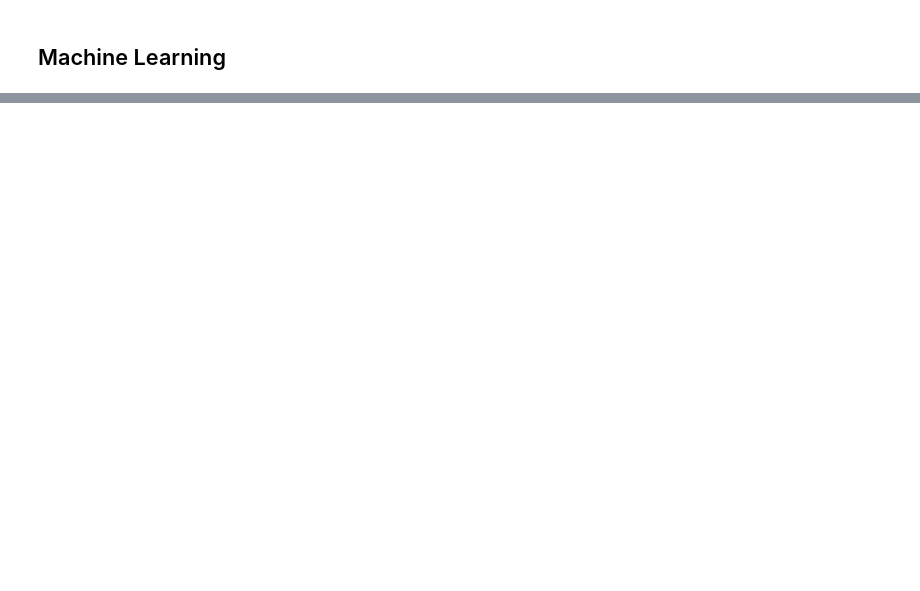
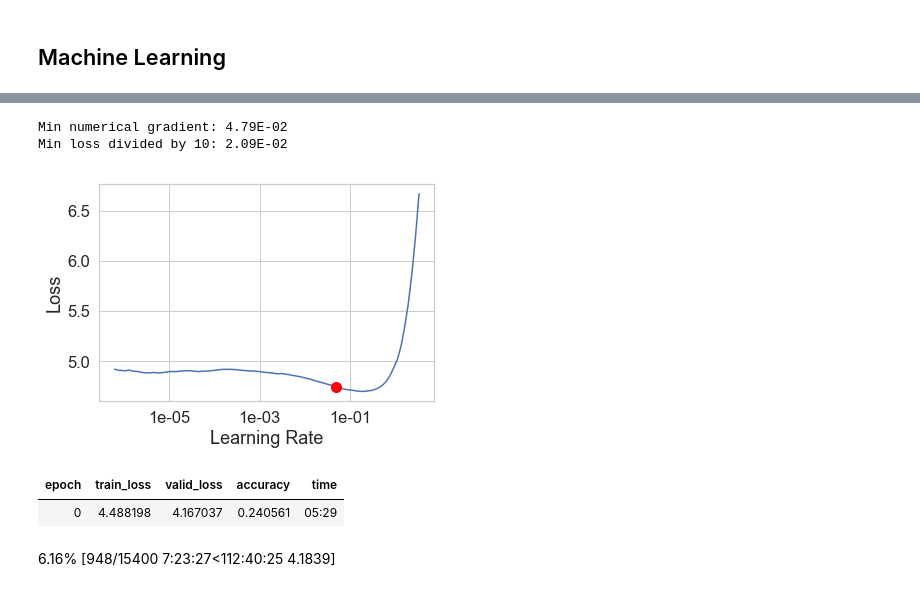
Before and after one commit to merrillm1/sentiment_analysis_with_ULMFiT, a Jupyter notebook: Fellowship-ai_challenge_solution.ipynb, the cells around one changed output, grey strips where cells are left out. Cells and saved outputs as stored; diff of their text form; code cells hidden in the pictures; blank space fills up the shorter version.

```diff
--- a/Fellowship-ai_challenge_solution.ipynb
+++ b/Fellowship-ai_challenge_solution.ipynb
@@ -245,4 +258,5 @@ df = pd.read_csv('train_raw.csv').reset_index(drop=True)
 # %%
-from fastai.text import data
-dls = data.TextDataLoaders.from_df(df, path='', text_col='text', is_lm=True, label_col='sentiment')
+from fastai.text import *
+#dls = data.TextDataLoaders.from_df(df, path='', text_col='text', is_lm=True, label_col='sentiment')
+review_raw = TextLMDataBunch.from_csv(path='',csv_name='train_raw.csv',valid_pct=0.1)
 # %% [output]
@@ -280,0 +277,2 @@ import fastai; fastai.__version__
+# %%
+raw_model = language_model_learner(review_raw, AWD_LSTM, drop_mult=0.3)
@@ -280,0 +307,13 @@ import fastai; fastai.__version__
+# %%
+raw_model.recorder.plot(show_grid=True, suggestion=True)
+# %% [output]
+Min numerical gradient: 4.79E-02
+Min loss divided by 10: 2.09E-02
+[figure, added]
+# %%
+raw_model.fit_one_cycle(cyc_len=1,max_lr=5.75E-02,moms=(0.85,0.75))
+# %% [output]
+| epoch | train_loss | valid_loss | accuracy | time |
+| 0 | 4.488198 | 4.167037 | 0.240561 | 05:29 |
+# %% [markdown]
+6.16% [948/15400 7:23:27<112:40:25 4.1839]
```
Also changed, not shown: parts of 35 cells of this notebook, 15 other files.
